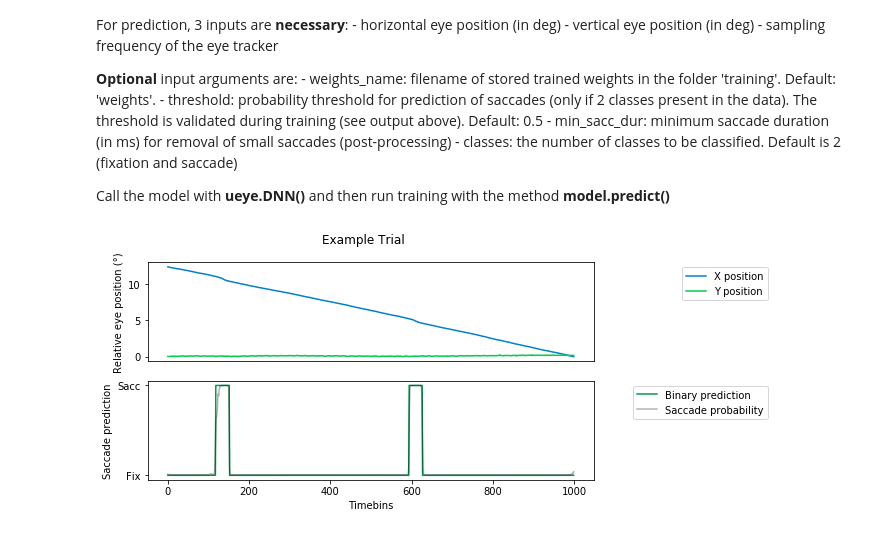
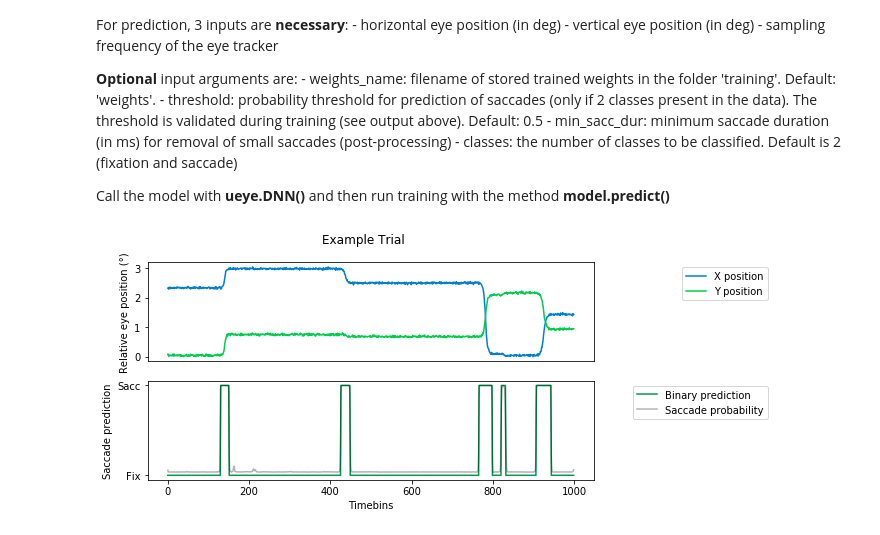
Before and after one commit to berenslab/uneye, a Jupyter notebook: UnEye.ipynb, the cells around one changed output. Cells and saved outputs as stored; diff of their text form; code cells hidden in the pictures.

```diff
--- a/UnEye.ipynb
+++ b/UnEye.ipynb
@@ -156,31 +159,48 @@ Xtest,Ytest,Ltest = io.loadmat(datapath+'X_test.mat')['X'],io.loadmat(datapath+'
+# %%
+import numpy as np
+### Parameters ###
+sampfreq = 1000 #Hz
+weights_name = 'weights_synthetic'
+min_sacc_dur = 6 # in ms
+min_sacc_dist = 10 #in ms
+
+# load data
+datapath = 'data/Synthetic/' #example data
+
+# load example data
+Xtest = np.loadtxt(datapath+'X_1000hz.csv',delimiter=',')
+Ytest = np.loadtxt(datapath+'Y_1000hz.csv',delimiter=',')
 # %%
+import uneye
 # Prediction
-model = ueye.DNN(weights_name=weights_name,
+model = uneye.DNN(weights_name=weights_name,
                  sampfreq=sampfreq,
-                 min_sacc_dur=min_sacc_dur)
+                 min_sacc_dur=min_sacc_dur,
+                min_sacc_dist=min_sacc_dist)
 Prediction,Probability = model.predict(Xtest,Ytest)
 # %%
+import matplotlib.pyplot as plt
 # plot example
 i = np.random.randint(Xtest.shape[0])
 fig = plt.figure(figsize=(8,4))
 plt.suptitle('Example Trial')
 ax = fig.add_subplot(211)
 x_trace = Xtest[i,:] - np.min(Xtest[i,:])
 y_trace = Ytest[i,:] - np.min(Ytest[i,:])
 plt.plot(x_trace,label='X position',c=[0,0.5,0.8])
 plt.plot(y_trace,label='Y position',c=[0,0.8,0.3])
 plt.xticks(())
 plt.ylabel('Relative eye position (°)')
 plt.legend(bbox_to_anchor=(1.4,1))
 
 # prediction
 ax = fig.add_subplot(212)
 plt.plot(Prediction[i,:],label='Binary prediction',c=[0,0.6,0.3])
-plt.plot(Probability[i,:],label='Saccade probability',c='k',alpha=.3)
+plt.plot(Probability[i,1,:],label='Saccade probability',c='k',alpha=.3)
 plt.yticks((0,1),['Fix','Sacc'])
 plt.ylabel('Saccade prediction')
 plt.xlabel('Timebins')
 plt.legend(bbox_to_anchor=(1.4,1))
 plt.show()
 # %% [output]
-[figure, old version]
+[figure, new version]
```
Also changed, not shown: parts of 8 cells of this notebook, 2 other files.
